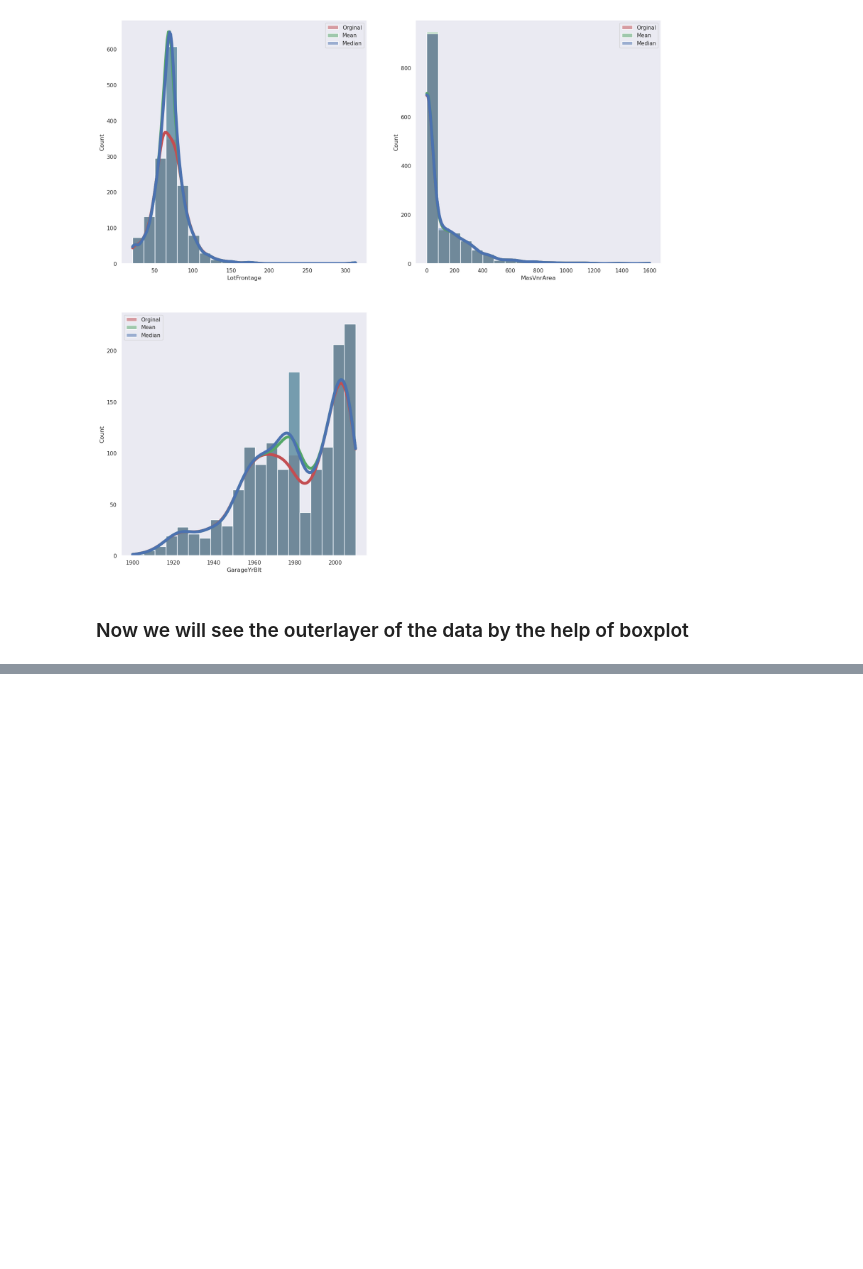
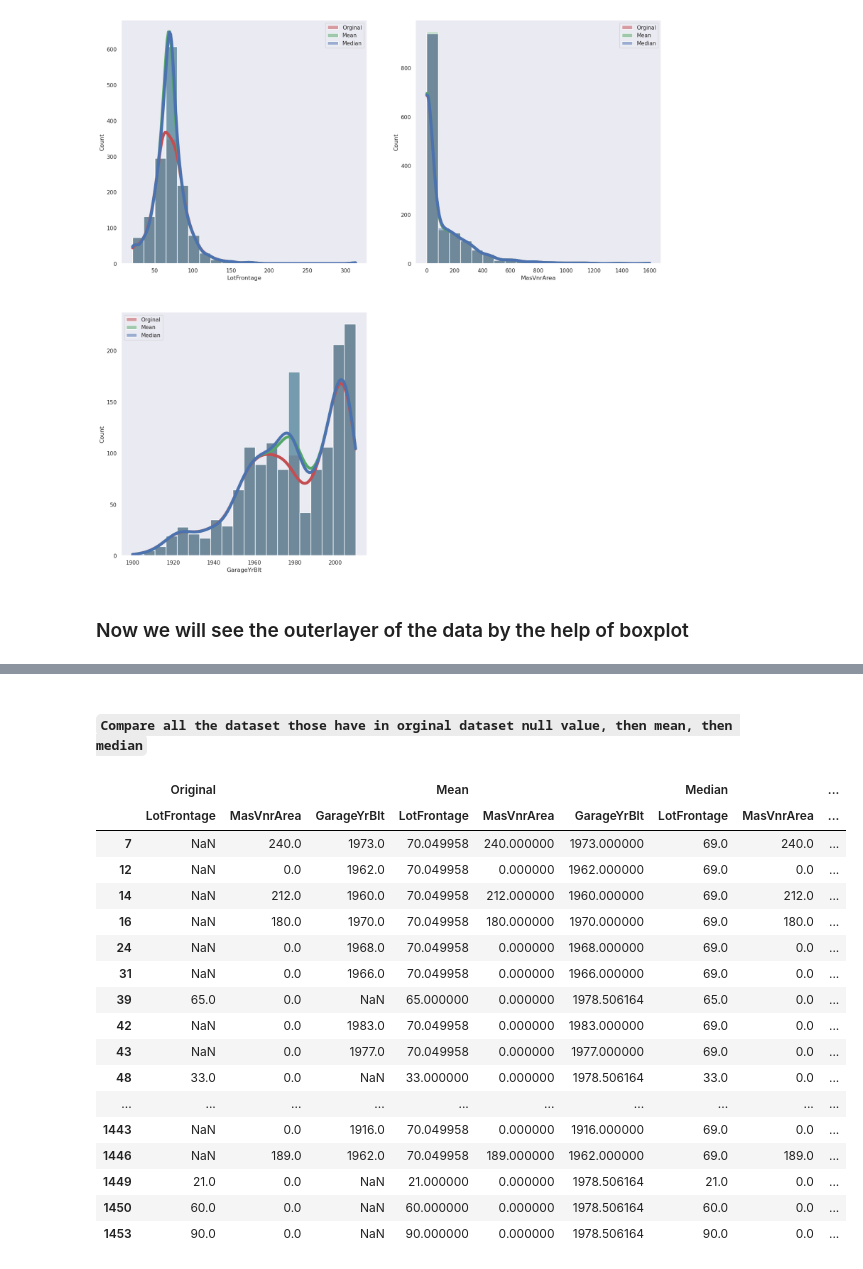
Before and after one commit to yasin-arafat-05/jupyterNotebook, a Jupyter notebook: DataPrepossingAndFeatureEngg/lec09.ipynb, the cells around one changed output, grey strips where cells are left out. Cells and saved outputs as stored; diff of their text form; code cells hidden in the pictures; blank space fills up the shorter version.

```diff
--- a/DataPrepossingAndFeatureEngg/lec09.ipynb
+++ b/DataPrepossingAndFeatureEngg/lec09.ipynb
@@ -197,0 +209,26 @@ for i, var in enumerate(null_column):
+# %% [markdown]
+#### `Compare all the dataset those have in orginal dataset null value, then mean, then median`
+# %%
+df_concate = pd.concat([numarical_dtype[null_column],df3[null_column],df4[null_column]],axis=1,keys=['Original','Mean','Median'])
+# %%
+# Show only null values
+df_concate[df_concate.isnull().any(axis=1)]
+# %% [output]
+|  | Original |  |  | Mean |  |  | Median |  | ... |
+|  | LotFrontage | MasVnrArea | GarageYrBlt | LotFrontage | MasVnrArea | GarageYrBlt | LotFrontage | MasVnrArea | ... |
+| 7 | NaN | 240.0 | 1973.0 | 70.049958 | 240.000000 | 1973.000000 | 69.0 | 240.0 | ... |
+| 12 | NaN | 0.0 | 1962.0 | 70.049958 | 0.000000 | 1962.000000 | 69.0 | 0.0 | ... |
+| 14 | NaN | 212.0 | 1960.0 | 70.049958 | 212.000000 | 1960.000000 | 69.0 | 212.0 | ... |
+| 16 | NaN | 180.0 | 1970.0 | 70.049958 | 180.000000 | 1970.000000 | 69.0 | 180.0 | ... |
+| 24 | NaN | 0.0 | 1968.0 | 70.049958 | 0.000000 | 1968.000000 | 69.0 | 0.0 | ... |
+| 31 | NaN | 0.0 | 1966.0 | 70.049958 | 0.000000 | 1966.000000 | 69.0 | 0.0 | ... |
+| 39 | 65.0 | 0.0 | NaN | 65.000000 | 0.000000 | 1978.506164 | 65.0 | 0.0 | ... |
+| 42 | NaN | 0.0 | 1983.0 | 70.049958 | 0.000000 | 1983.000000 | 69.0 | 0.0 | ... |
+| 43 | NaN | 0.0 | 1977.0 | 70.049958 | 0.000000 | 1977.000000 | 69.0 | 0.0 | ... |
+| 48 | 33.0 | 0.0 | NaN | 33.000000 | 0.000000 | 1978.506164 | 33.0 | 0.0 | ... |
+| ... | ... | ... | ... | ... | ... | ... | ... | ... | ... |
+| 1443 | NaN | 0.0 | 1916.0 | 70.049958 | 0.000000 | 1916.000000 | 69.0 | 0.0 | ... |
+| 1446 | NaN | 189.0 | 1962.0 | 70.049958 | 189.000000 | 1962.000000 | 69.0 | 189.0 | ... |
+| 1449 | 21.0 | 0.0 | NaN | 21.000000 | 0.000000 | 1978.506164 | 21.0 | 0.0 | ... |
+| 1450 | 60.0 | 0.0 | NaN | 60.000000 | 0.000000 | 1978.506164 | 60.0 | 0.0 | ... |
+| 1453 | 90.0 | 0.0 | NaN | 90.000000 | 0.000000 | 1978.506164 | 90.0 | 0.0 | ... |
```
Also changed, not shown: parts of 3 cells of this notebook, 1 other file.
